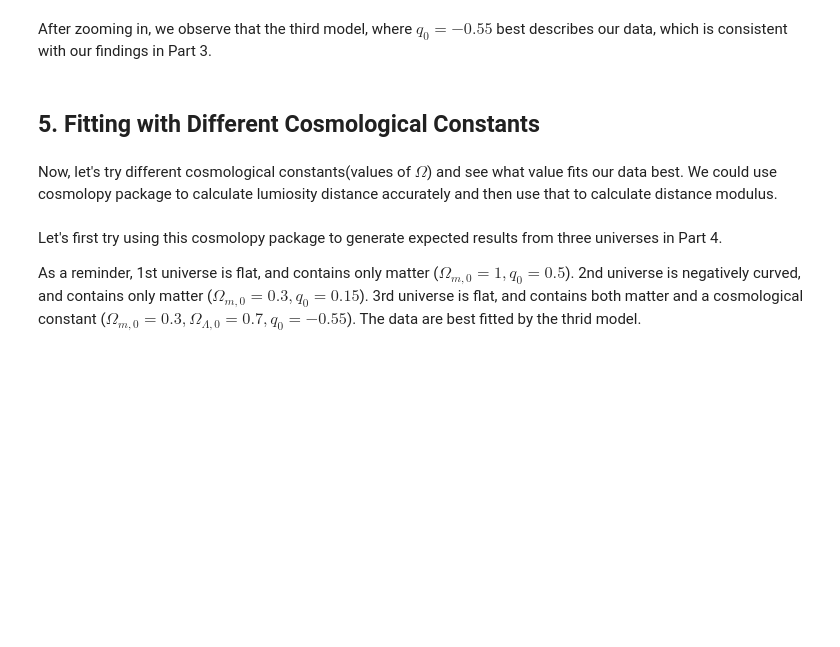
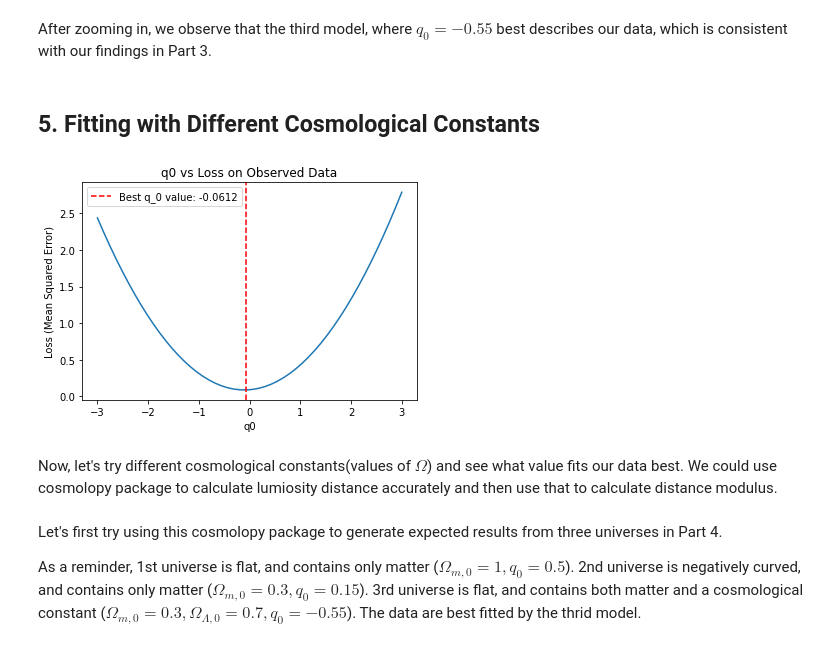
Before and after one commit to charlineshen/Constraining-Cosmological-Parameters-using-Supernovae, a Jupyter notebook: proj.ipynb, the cells around one changed output. Drawn from its saved outputs; the diff is of its cells as text; code cells hidden in the pictures; blank space fills up the shorter version.

```diff
--- a/proj.ipynb
+++ b/proj.ipynb
@@ -254,17 +254,22 @@ def mean_squared_error(predict, true):
 # %%
 losses = []
 q0s = np.linspace(-3, 3, 50)
 
 for q0 in q0s:
-    prediction = [calculate_dm(10, z) for z in sn_data["redshift"]]
+    prediction = [calculate_dm(q0, z) for z in sn_data["redshift"]]
     losses.append(mean_squared_error(prediction, sn_data["distance modulus"]))
 
+best_q0 = q0s[np.argmin(losses)]
 plt.plot(q0s, losses)
+plt.axvline(x=best_q0, color='r', linestyle="--", label=f"Best q_0 value: {round(best_q0, 4)}")
 
 plt.xlabel('q0')
 plt.ylabel('Loss (Mean Squared Error)')
 plt.title('q0 vs Loss on Observed Data')
+plt.legend()
 plt.show()
+# %% [output]
+[figure, added]
 # %% [markdown]
 Now, let's try different cosmological constants(values of $\Omega$) and see what value fits our data best. We could use cosmolopy package to calculate lumiosity distance accurately and then use that to calculate distance modulus.
 # %%
```
Also changed, not shown: parts of 4 cells of this notebook.
